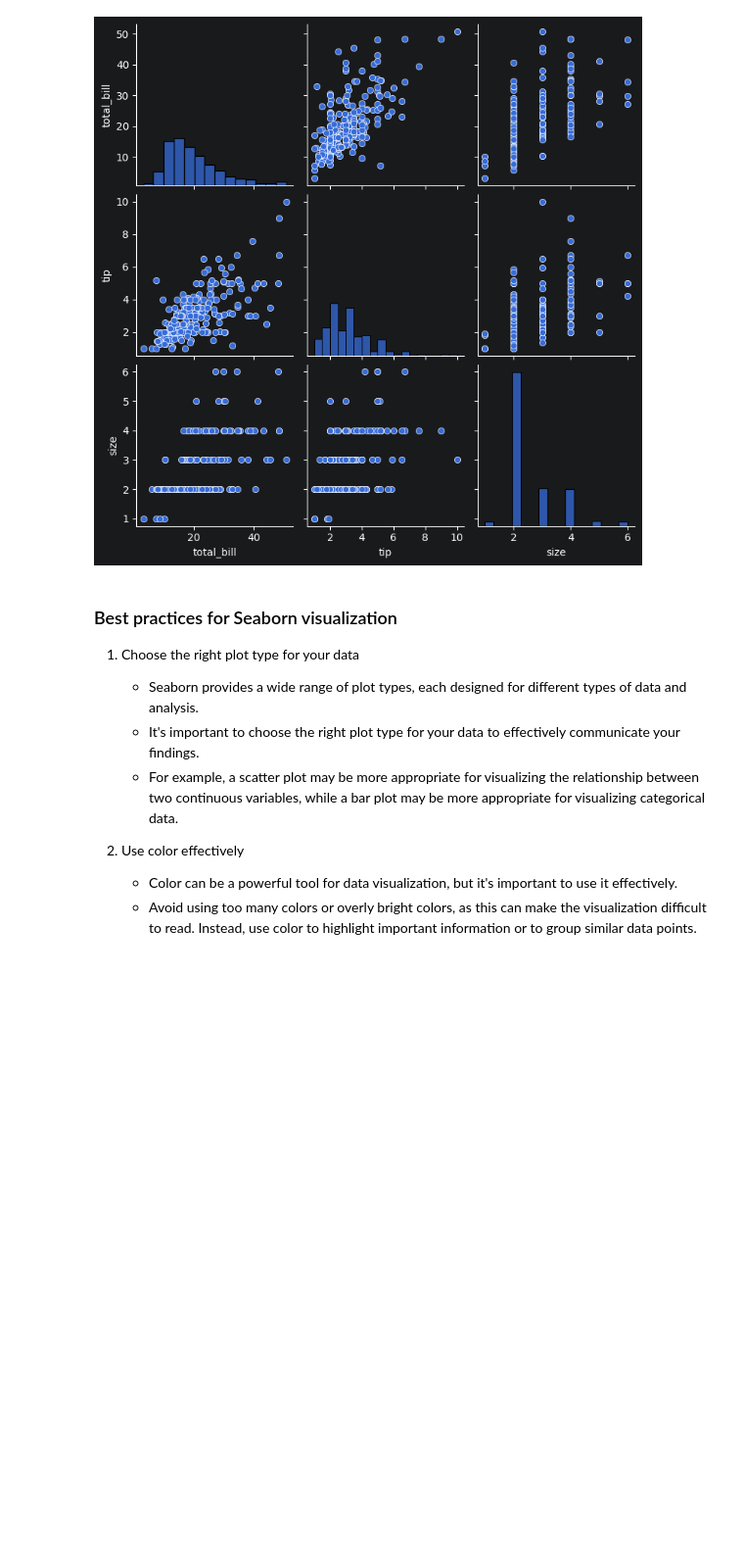
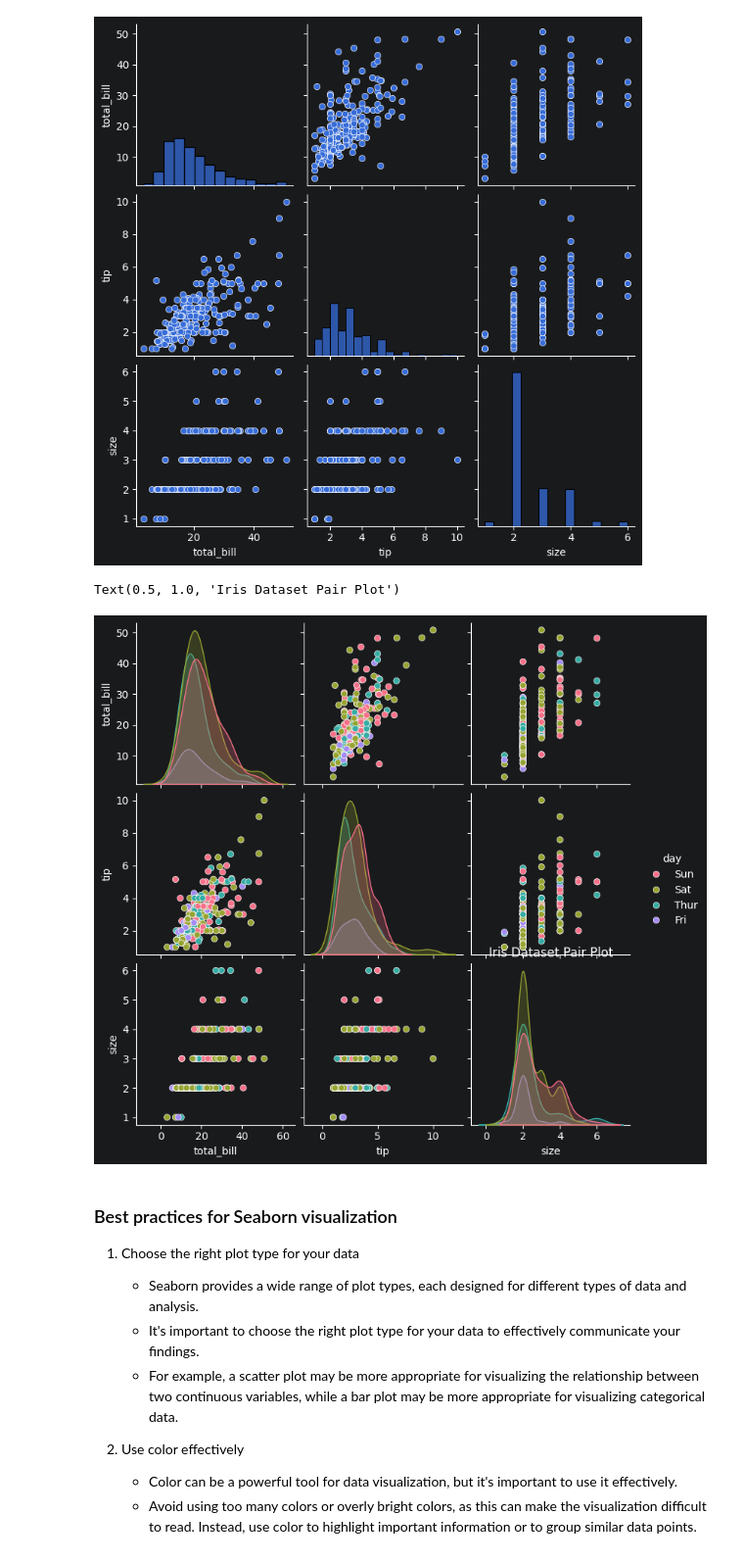
Before and after one commit to vegetariancoder/Pragra-Python, a Jupyter notebook: seaborn/seaborn_overview.ipynb, the cells around one changed output. Shown at 98% size. Cells and saved outputs as stored; diff of their text form; code cells hidden in the pictures; blank space fills up the shorter version.

```diff
--- a/seaborn/seaborn_overview.ipynb
+++ b/seaborn/seaborn_overview.ipynb
@@ -661,10 +607,13 @@ sns.pairplot(data=tips)
 <seaborn.axisgrid.PairGrid at 0x...>
 [figure]
 # %%
-sns.pairplot(data=iris, hue="species", diag_kind="kde", palette="husl")
+sns.pairplot(data=tips_df, hue="day", diag_kind="kde", palette="husl")
 # Set title
 
 plt.title("Iris Dataset Pair Plot")
+# %% [output]
+Text(0.5, 1.0, 'Iris Dataset Pair Plot')
+[figure, added]
 # %% [markdown]
 ### Best practices for Seaborn visualization
 
```
Also changed, not shown: parts of 20 cells of this notebook, 4 other files.
